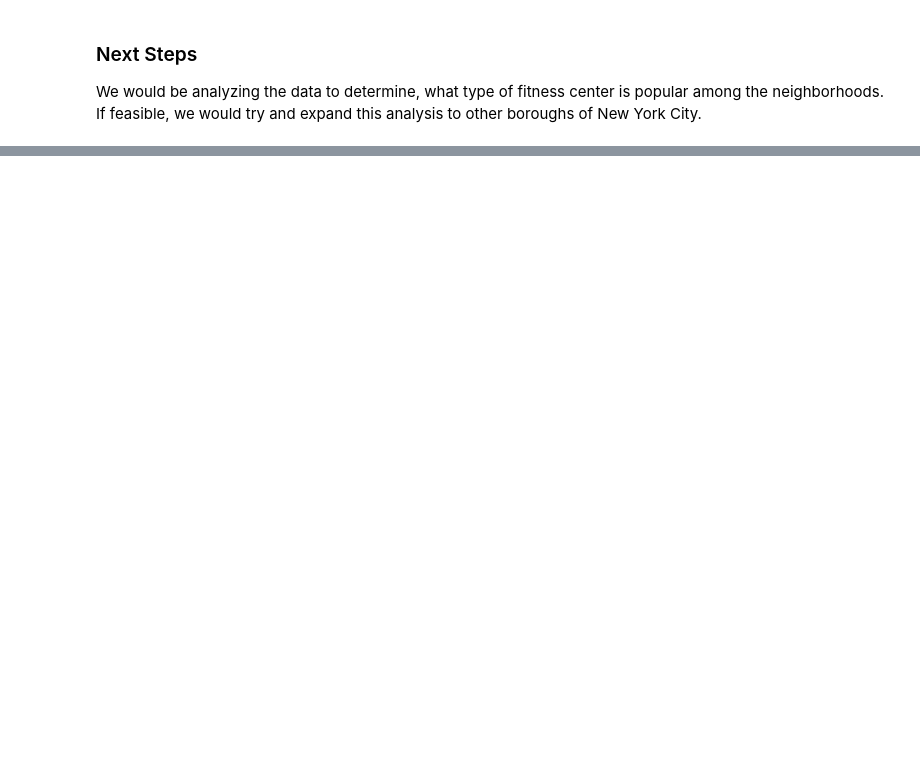
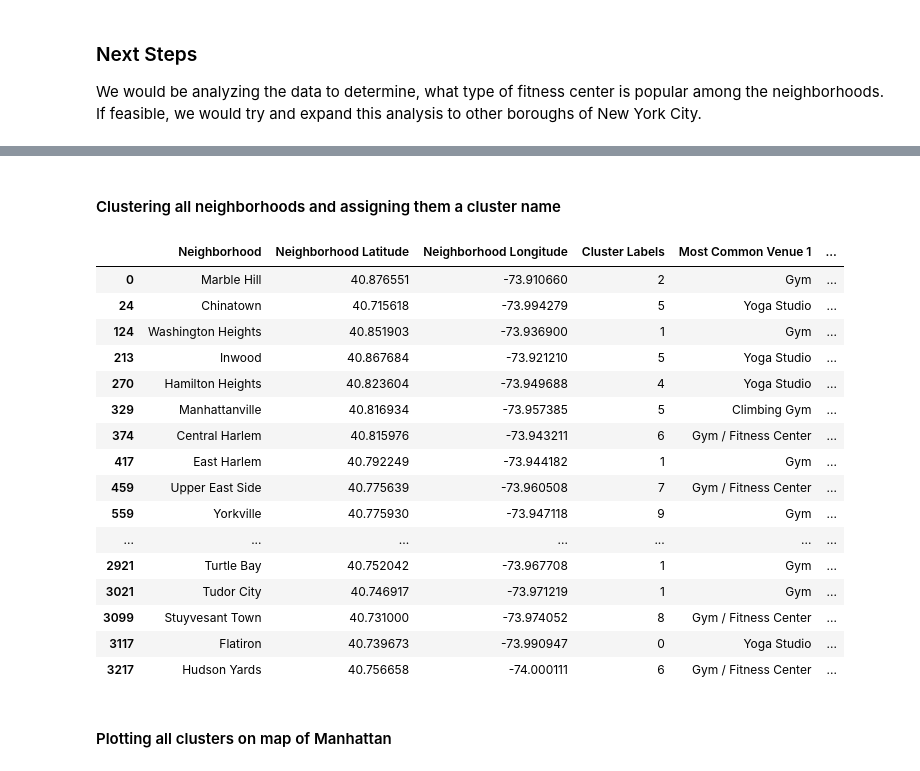
Before and after one commit to devdatta-k/Coursera_Capstone, a Jupyter notebook: CourseraCapstone_Data Analysis Notebook - Coursera.ipynb, the cells around one changed output, grey strips where cells are left out. Cells and saved outputs as stored; diff of their text form; code cells hidden in the pictures; blank space fills up the shorter version.

```diff
--- a/CourseraCapstone_Data Analysis Notebook - Coursera.ipynb
+++ b/CourseraCapstone_Data Analysis Notebook - Coursera.ipynb
@@ -255,0 +568,6 @@ We would be analyzing the data to determine, what type of fitness center is popu
+# %%
+# Modifying the Data Frame to include additional details
+dfManCluster["Neighborhood"] = nycOH["Neighborhood"]
+fixed_columns = [dfManCluster.columns[-1]] + list(dfManCluster.columns[:-1])
+dfManCluster = dfManCluster[fixed_columns]
+dfManCluster.head()
@@ -255,0 +586,17 @@ We would be analyzing the data to determine, what type of fitness center is popu
+# %%
+# Finding top 10 Gym venues
+num_top_venues = 10
+
+# create columns according to number of top venues
+hdrs = ['Neighborhood']
+for ind in np.arange(num_top_venues):
+    hdrs.append('Most Common Venue {}'.format(ind+1))
+
+# create a new dataframe
+dfManCluster_sorted = pd.DataFrame(columns=hdrs)
+dfManCluster_sorted['Neighborhood'] = dfManCluster['Neighborhood']
+
+for ind in np.arange(nycOH.shape[0]):
+    dfManCluster_sorted.iloc[ind, 1:] = return_most_common_venues(dfManCluster.iloc[ind, :], num_top_venues)
+
+dfManCluster_sorted.head()
@@ -255,0 +610,36 @@ We would be analyzing the data to determine, what type of fitness center is popu
+# %% [markdown]
+#### Clustering all neighborhoods and assigning them a cluster name
+# %%
+#dfManCluster_sorted.drop(['Cluster Labels'], axis=1, inplace=True)
+
+# add clustering labels
+dfManCluster_sorted.insert(0, 'Cluster Labels', kmeans.labels_)
+dfManCluster_sorted.head()
+
+#New DF for selecting relevant columns
+manMerged = city_venues[["Neighborhood","Neighborhood Latitude", "Neighborhood Longitude"]].drop_duplicates()
+
+# merge add latitude/longitude for each neighborhood
+manMerged = manMerged.join(dfManCluster_sorted.set_index('Neighborhood'), on='Neighborhood')
+
+manMerged
+# %% [output]
+|  | Neighborhood | Neighborhood Latitude | Neighborhood Longitude | Cluster Labels | Most Common Venue 1 | ... |
+| 0 | Marble Hill | 40.876551 | -73.910660 | 2 | Gym | ... |
+| 24 | Chinatown | 40.715618 | -73.994279 | 5 | Yoga Studio | ... |
+| 124 | Washington Heights | 40.851903 | -73.936900 | 1 | Gym | ... |
+| 213 | Inwood | 40.867684 | -73.921210 | 5 | Yoga Studio | ... |
+| 270 | Hamilton Heights | 40.823604 | -73.949688 | 4 | Yoga Studio | ... |
+| 329 | Manhattanville | 40.816934 | -73.957385 | 5 | Climbing Gym | ... |
+| 374 | Central Harlem | 40.815976 | -73.943211 | 6 | Gym / Fitness Center | ... |
+| 417 | East Harlem | 40.792249 | -73.944182 | 1 | Gym | ... |
+| 459 | Upper East Side | 40.775639 | -73.960508 | 7 | Gym / Fitness Center | ... |
+| 559 | Yorkville | 40.775930 | -73.947118 | 9 | Gym | ... |
+| ... | ... | ... | ... | ... | ... | ... |
+| 2921 | Turtle Bay | 40.752042 | -73.967708 | 1 | Gym | ... |
+| 3021 | Tudor City | 40.746917 | -73.971219 | 1 | Gym | ... |
+| 3099 | Stuyvesant Town | 40.731000 | -73.974052 | 8 | Gym / Fitness Center | ... |
+| 3117 | Flatiron | 40.739673 | -73.990947 | 0 | Yoga Studio | ... |
+| 3217 | Hudson Yards | 40.756658 | -74.000111 | 6 | Gym / Fitness Center | ... |
+# %% [markdown]
+#### Plotting all clusters on map of Manhattan
```
Also changed, not shown: parts of 53 cells of this notebook, 1 other file.
